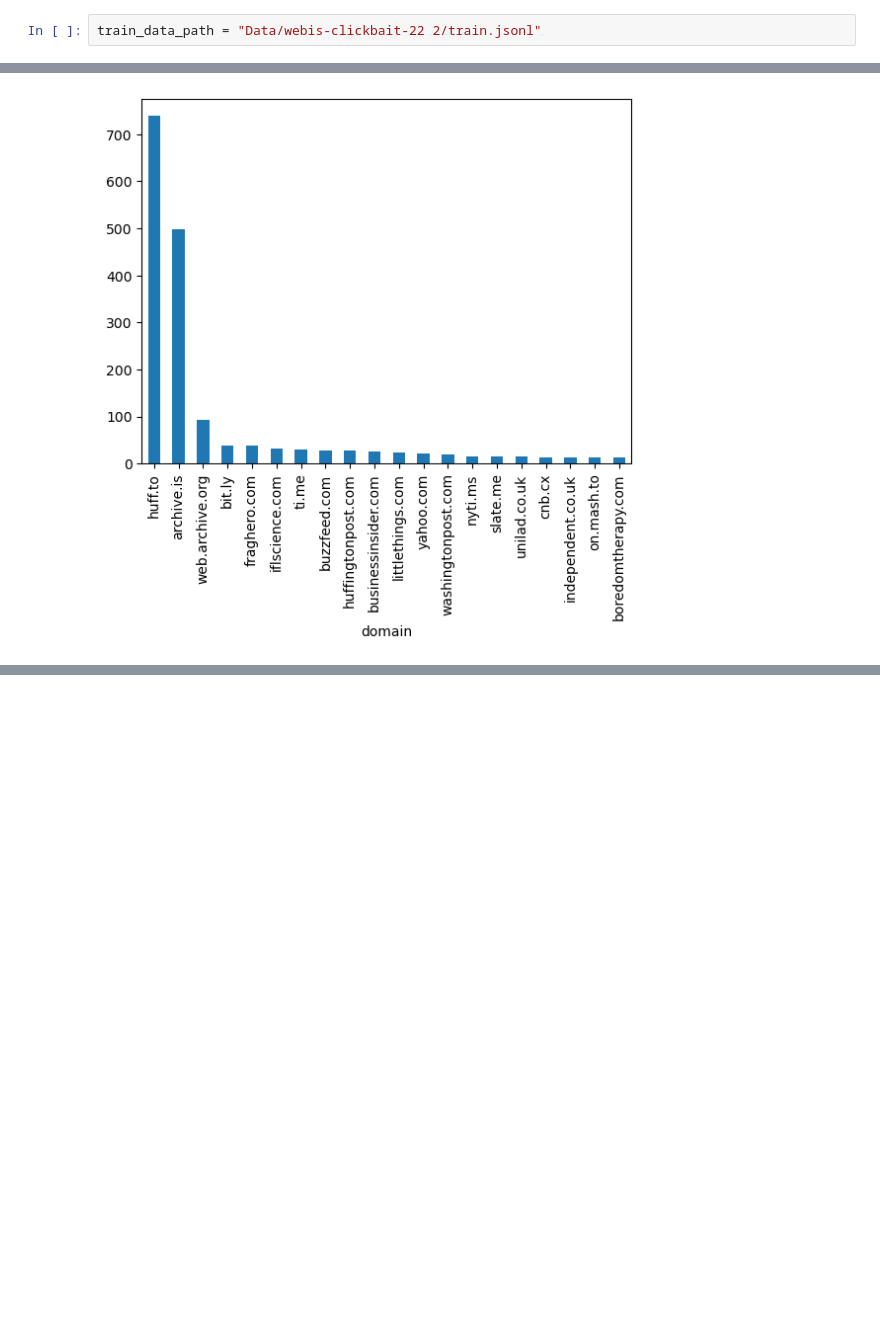
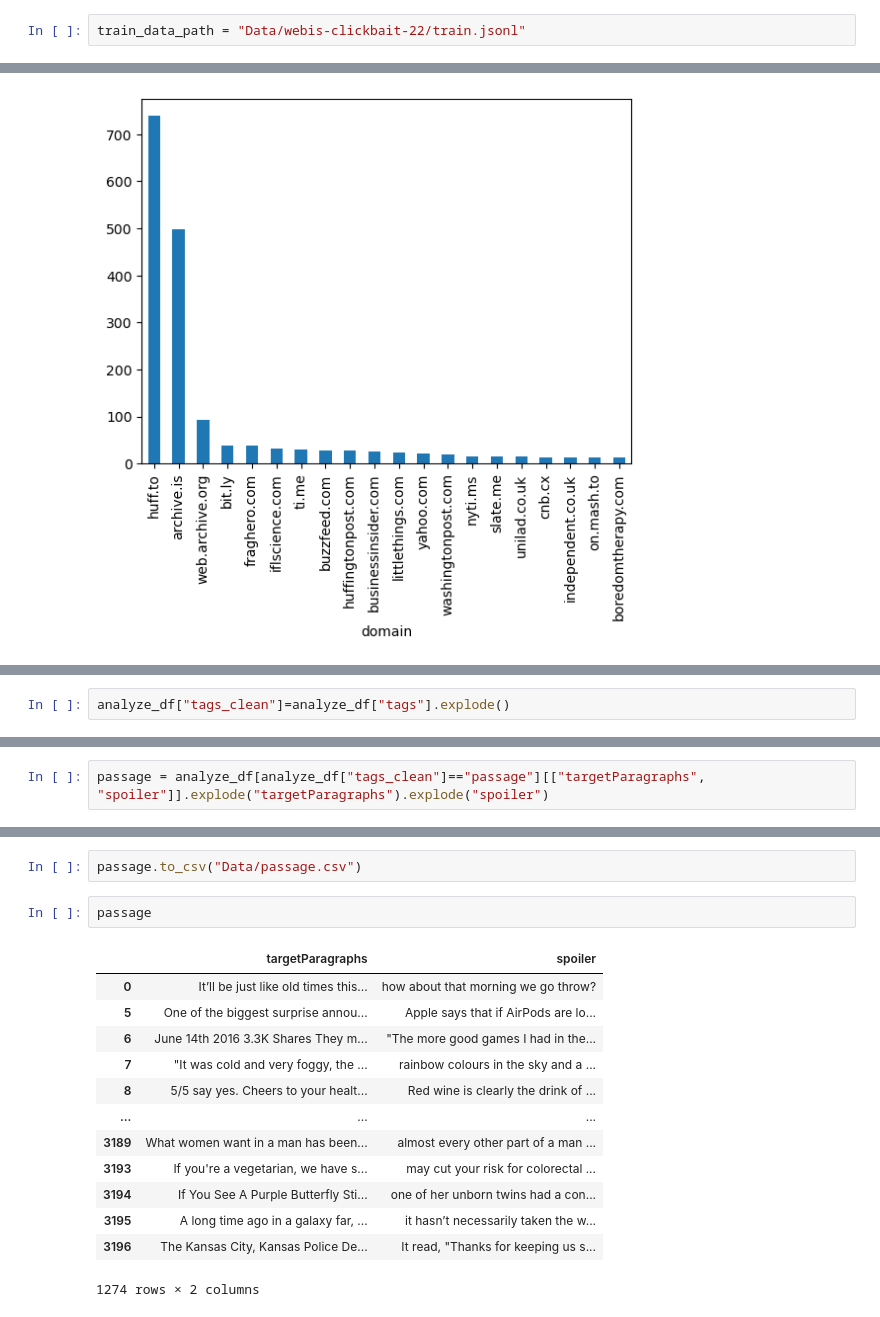
Before and after one commit to jueri/nancy-hicks-gribble-at-SemEval-2023-Task-5, a Jupyter notebook: analysis.ipynb, the cells around one changed output, grey strips where cells are left out. Cells and saved outputs as stored; diff of their text form; blank space fills up the shorter version.

Commit message:
add passage analysis

```diff
--- a/analysis.ipynb
+++ b/analysis.ipynb
@@ -5,7 +5,7 @@ import re
 import matplotlib.pyplot as plt
 import math
 # %%
-train_data_path = "Data/webis-clickbait-22 2/train.jsonl"
+train_data_path = "Data/webis-clickbait-22/train.jsonl"
 # %%
 # load data
 df = pd.read_json(train_data_path, lines=True)
@@ -152,0 +155,2 @@ source.groupby("domain")["tags"].count().sort_values(ascending=False).head(20).p
+# %%
+analyze_df["tags_clean"]=analyze_df["tags"].explode()
@@ -152,0 +163,2 @@ source.groupby("domain")["tags"].count().sort_values(ascending=False).head(20).p
+# %%
+passage = analyze_df[analyze_df["tags_clean"]=="passage"][["targetParagraphs", "spoiler"]].explode("targetParagraphs").explode("spoiler")
@@ -152,0 +181,18 @@ source.groupby("domain")["tags"].count().sort_values(ascending=False).head(20).p
+# %%
+passage.to_csv("Data/passage.csv")
+# %%
+passage
+# %% [output]
+|  | targetParagraphs | spoiler |
+| 0 | It’ll be just like old times this... | how about that morning we go throw? |
+| 5 | One of the biggest surprise annou... | Apple says that if AirPods are lo... |
+| 6 | June 14th 2016 3.3K Shares They m... | "The more good games I had in the... |
+| 7 | "It was cold and very foggy, the ... | rainbow colours in the sky and a ... |
+| 8 | 5/5 say yes. Cheers to your healt... | Red wine is clearly the drink of ... |
+| ... | ... | ... |
+| 3189 | What women want in a man has been... | almost every other part of a man ... |
+| 3193 | If you're a vegetarian, we have s... | may cut your risk for colorectal ... |
+| 3194 | If You See A Purple Butterfly Sti... | one of her unborn twins had a con... |
+| 3195 | A long time ago in a galaxy far, ... | it hasn’t necessarily taken the w... |
+| 3196 | The Kansas City, Kansas Police De... | It read, "Thanks for keeping us s... |
+1274 rows × 2 columns
```
Also changed, not shown: parts of 4 cells of this notebook.
